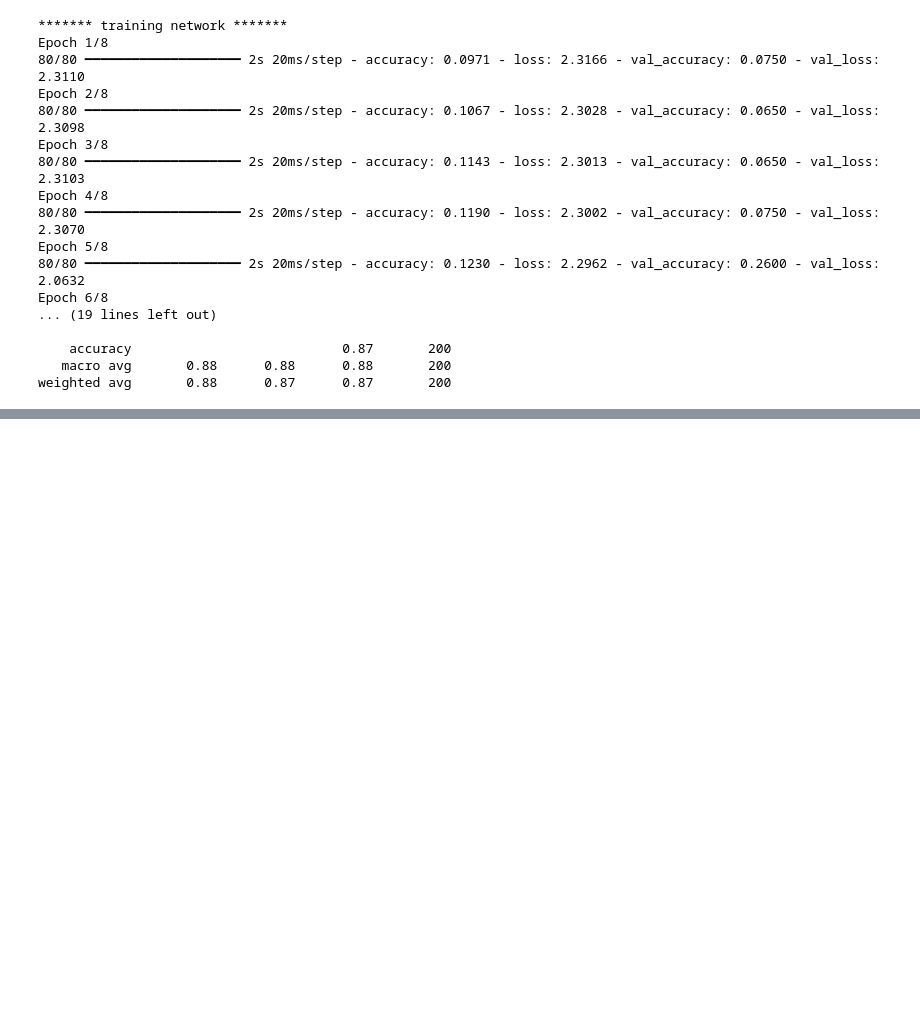
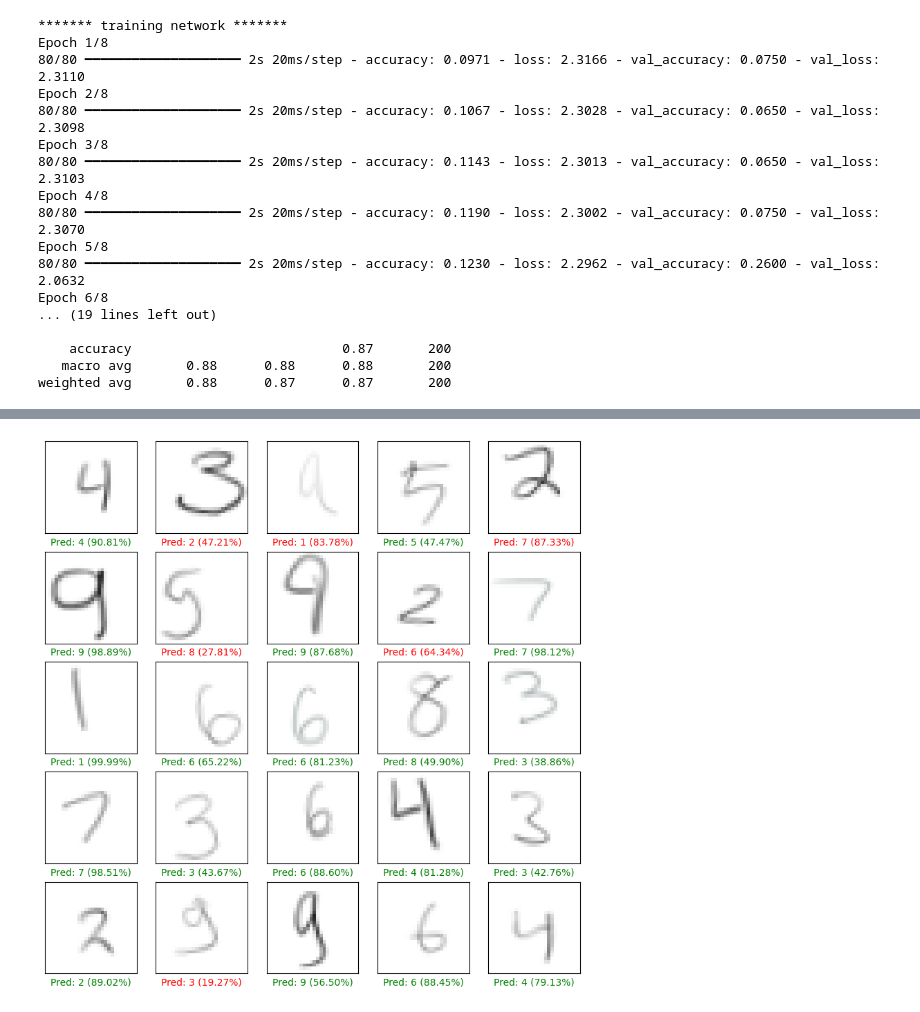
Before and after one commit to LingT03/M-SU-NIST-, a Jupyter notebook: MSUnist.ipynb, the cells around one changed output, grey strips where cells are left out. Drawn from its saved outputs; the diff is of its cells as text; code cells hidden in the pictures; blank space fills up the shorter version.

Commit message:
random samples visualized

```diff
--- a/MSUnist.ipynb
+++ b/MSUnist.ipynb
@@ -262,3 +262,30 @@ Epoch 6/8
     accuracy                           0.87       200
    macro avg       0.88      0.88      0.88       200
 weighted avg       0.88      0.87      0.87       200
+# %%
+# visualize the model predication
+
+predictions = model.predict(augmented_X)
+num_rows = 5
+num_cols = 5
+num_images = num_rows * num_cols
+
+plt.figure(figsize=(10, 10))
+random_indices = np.random.choice(len(augmented_X), size=num_images, replace=False)  # Randomly select indices
+for i, index in enumerate(random_indices):
+    plt.subplot(num_rows, num_cols, i + 1)
+    plt.xticks([])
+    plt.yticks([])
+    plt.grid(False)
+    plt.imshow(augmented_X[index], cmap=plt.cm.binary)
+
+    predicted_label = np.argmax(predictions[index])
+    true_label = np.argmax(augmented_y[index])
+    if predicted_label == true_label:
+        color = 'green'
+    else:
+        color = 'red'
+    plt.xlabel(f'Pred: {predicted_label} ({100*np.max(predictions[index]):.2f}%)', color=color)
+    #plt.ylabel(f'True: {true_label}')
+plt.show()
+# %% [output]
@@ -265,3 +293,4 @@ weighted avg       0.88      0.87      0.87       200
+[figure, added]
 # %%
 def Save_Model(model):
     #os.chdir("SavedModels")
```
Also changed, not shown: parts of 1 cell of this notebook.
